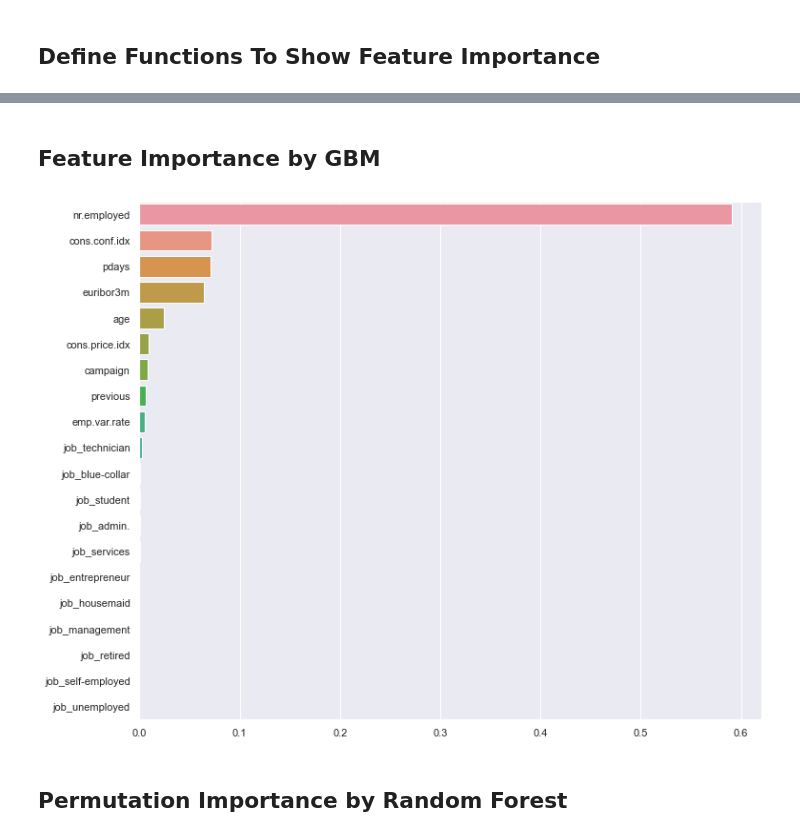
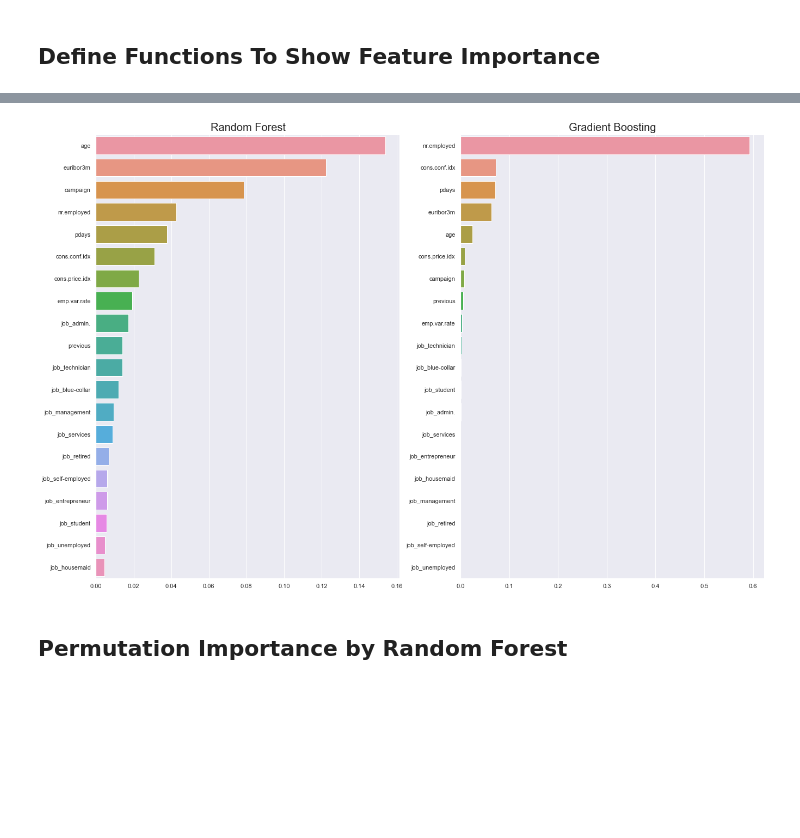
Before and after one commit to markczhang/domain_knowledge_machine_learning_approach, a Jupyter notebook: bank marketing.ipynb, the cells around one changed output, grey strips where cells are left out. Saved outputs shown, nothing was run; the diff lists cells and outputs as text; code cells hidden in the pictures; blank space fills up the shorter version.

Commit message:
rf plot and gbm plot side-by-side

```diff
--- a/bank marketing.ipynb
+++ b/bank marketing.ipynb
@@ -84,12 +72,11 @@ RandomForestClassifier()
 # %% [markdown]
 ## Define Functions To Show Feature Importance
 # %%
-def featureImp(model, trainSet, top_n=20):
+def featureImp(model, trainSet, top_n=20, ax=0):
     feature_imp = pd.Series(data=model.feature_importances_, index=trainSet.columns)[:top_n].sort_values(ascending=False)
-    sns.set(rc={'figure.figsize':(11.7, 10)})
-    sns.barplot(feature_imp.values, feature_imp.index)
+    sns.barplot(feature_imp.values, feature_imp.index, ax=ax)
 
 def permutationImp(model, X_test, y_test):
-    perm = PermutationImportance(model, random_state=1).fit(X_test, y_test)
+    perm = PermutationImportance(model, random_state=seed).fit(X_test, y_test)
     return eli5.show_weights(perm, feature_names=X_test.columns.tolist())
 # %% [markdown]
@@ -101,9 +84,11 @@ featureImp(rf_model, X_train)
-# %% [markdown]
-## Feature Importance by GBM
-# %%
-featureImp(gb_model, X_train)
-# %% [output]
-[figure, removed]
+# %%
+fig, axes = plt.subplots(1, 2, figsize=(22, 15))
+featureImp(rf_model, X_train, ax=axes[0])
+featureImp(gb_model, X_train, ax=axes[1])
+axes[0].set_title('Random Forest', fontsize=20)
+axes[1].set_title('Gradient Boosting', fontsize=20);
+# %% [output]
+[figure, added]
 # %% [markdown]
 ## Permutation Importance by Random Forest
 # %%
```
Also changed, not shown: parts of 13 cells of this notebook.
